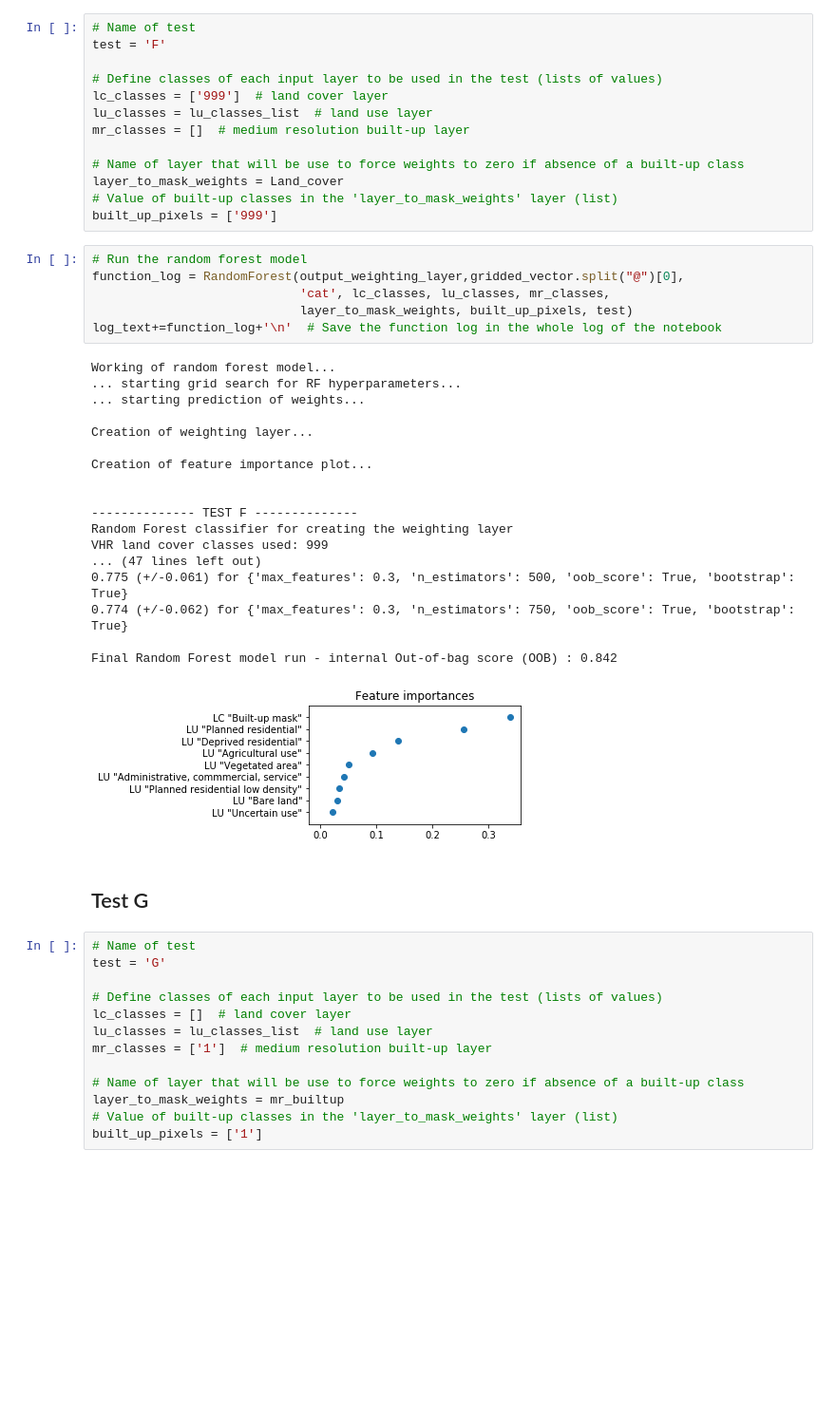
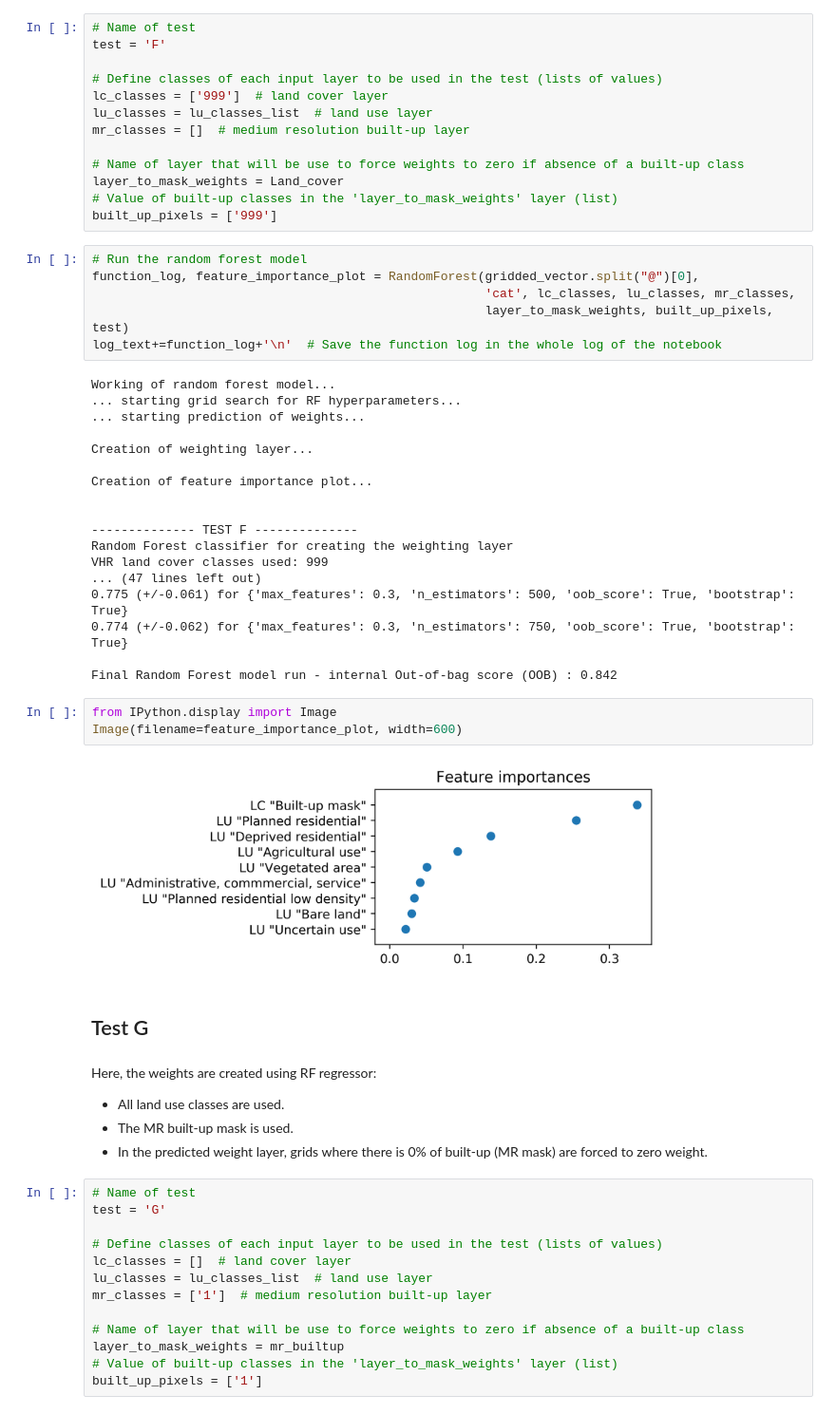
Before and after one commit to tgrippa/Dasymetric_mapping_using_GRASSGIS, a Jupyter notebook: notebooks/2_Processing.ipynb, the cells around one changed output. Shown at 95% size. Drawn from its saved outputs; the diff is of its cells as text; blank space fills up the shorter version.

```diff
--- a/notebooks/2_Processing.ipynb
+++ b/notebooks/2_Processing.ipynb
@@ -518,9 +641,9 @@ layer_to_mask_weights = Land_cover
 built_up_pixels = ['999']
 # %%
 # Run the random forest model
-function_log = RandomForest(output_weighting_layer,gridded_vector.split("@")[0],
-                            'cat', lc_classes, lu_classes, mr_classes,
-                            layer_to_mask_weights, built_up_pixels, test)
+function_log, feature_importance_plot = RandomForest(gridded_vector.split("@")[0],
+                                                     'cat', lc_classes, lu_classes, mr_classes,
+                                                     layer_to_mask_weights, built_up_pixels, test)
 log_text+=function_log+'\n'  # Save the function log in the whole log of the notebook
 # %% [output]
 Working of random forest model...
@@ -540,9 +663,18 @@ VHR land cover classes used: 999
 0.774 (+/-0.062) for {'max_features': 0.3, 'n_estimators': 750, 'oob_score': True, 'bootstrap': True}
 
 Final Random Forest model run - internal Out-of-bag score (OOB) : 0.842
-[figure, removed]
+# %%
+from IPython.display import Image
+Image(filename=feature_importance_plot, width=600)
+# %% [output]
+[figure, added]
 # %% [markdown]
 ## Test G
+# %% [markdown]
+Here, the weights are created using RF regressor:
+- All land use classes are used.
+- The MR built-up mask is used.
+- In the predicted weight layer, grids where there is 0% of built-up (MR mask) are forced to zero weight.
 # %%
 # Name of test
 test = 'G'
```
Also changed, not shown: parts of 54 cells of this notebook.
